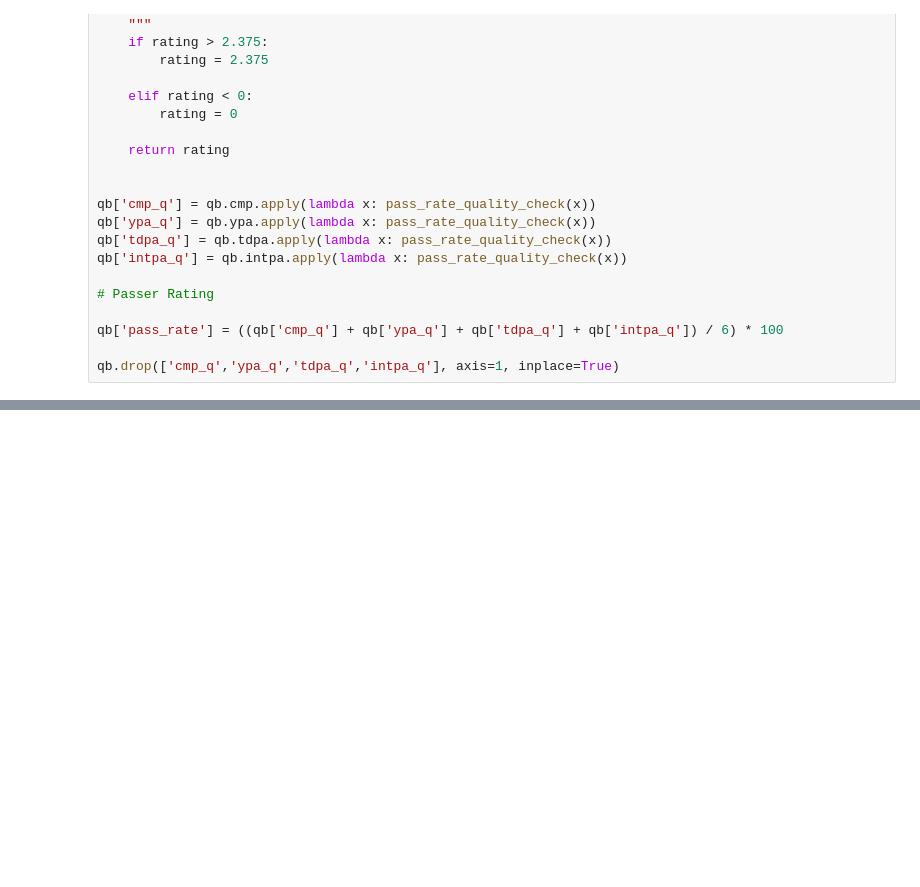
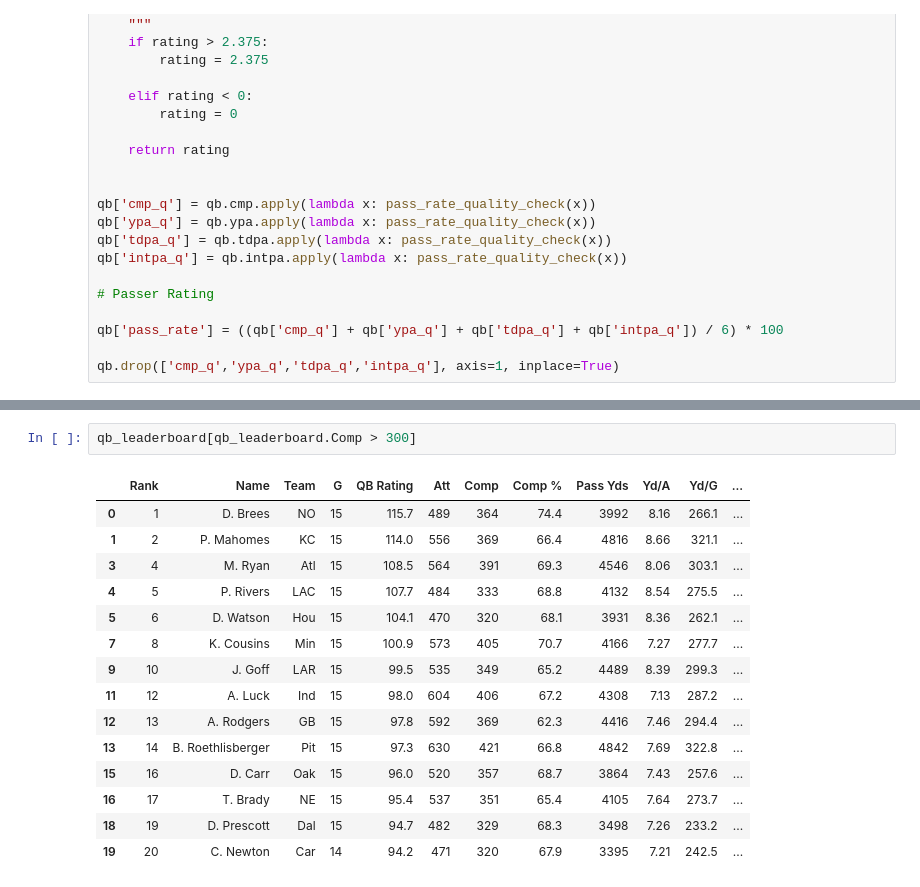
Before and after one commit to naivelogic/NFL-smarter-football, a Jupyter notebook: In Development/(dev) NFL Quarterback Rating.ipynb, the cells around one changed output, grey strips where cells are left out. Drawn from its saved outputs; the diff is of its cells as text; blank space fills up the shorter version.

```diff
--- a/In Development/(dev) NFL Quarterback Rating.ipynb
+++ b/In Development/(dev) NFL Quarterback Rating.ipynb
@@ -155,0 +204,18 @@ qb
+# %%
+qb_leaderboard[qb_leaderboard.Comp > 300]
+# %% [output]
+|  | Rank | Name | Team | G | QB Rating | Att | Comp | Comp % | Pass Yds | Yd/A | Yd/G | ... |
+| 0 | 1 | D. Brees | NO | 15 | 115.7 | 489 | 364 | 74.4 | 3992 | 8.16 | 266.1 | ... |
+| 1 | 2 | P. Mahomes | KC | 15 | 114.0 | 556 | 369 | 66.4 | 4816 | 8.66 | 321.1 | ... |
+| 3 | 4 | M. Ryan | Atl | 15 | 108.5 | 564 | 391 | 69.3 | 4546 | 8.06 | 303.1 | ... |
+| 4 | 5 | P. Rivers | LAC | 15 | 107.7 | 484 | 333 | 68.8 | 4132 | 8.54 | 275.5 | ... |
+| 5 | 6 | D. Watson | Hou | 15 | 104.1 | 470 | 320 | 68.1 | 3931 | 8.36 | 262.1 | ... |
+| 7 | 8 | K. Cousins | Min | 15 | 100.9 | 573 | 405 | 70.7 | 4166 | 7.27 | 277.7 | ... |
+| 9 | 10 | J. Goff | LAR | 15 | 99.5 | 535 | 349 | 65.2 | 4489 | 8.39 | 299.3 | ... |
+| 11 | 12 | A. Luck | Ind | 15 | 98.0 | 604 | 406 | 67.2 | 4308 | 7.13 | 287.2 | ... |
+| 12 | 13 | A. Rodgers | GB | 15 | 97.8 | 592 | 369 | 62.3 | 4416 | 7.46 | 294.4 | ... |
+| 13 | 14 | B. Roethlisberger | Pit | 15 | 97.3 | 630 | 421 | 66.8 | 4842 | 7.69 | 322.8 | ... |
+| 15 | 16 | D. Carr | Oak | 15 | 96.0 | 520 | 357 | 68.7 | 3864 | 7.43 | 257.6 | ... |
+| 16 | 17 | T. Brady | NE | 15 | 95.4 | 537 | 351 | 65.4 | 4105 | 7.64 | 273.7 | ... |
+| 18 | 19 | D. Prescott | Dal | 15 | 94.7 | 482 | 329 | 68.3 | 3498 | 7.26 | 233.2 | ... |
+| 19 | 20 | C. Newton | Car | 14 | 94.2 | 471 | 320 | 67.9 | 3395 | 7.21 | 242.5 | ... |
```
Also changed, not shown: parts of 10 cells of this notebook.
